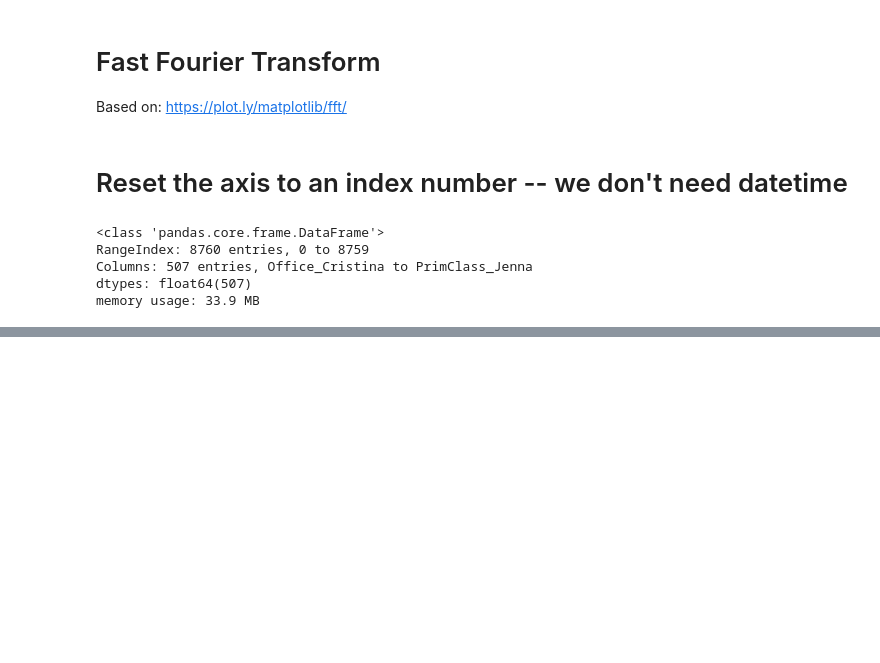
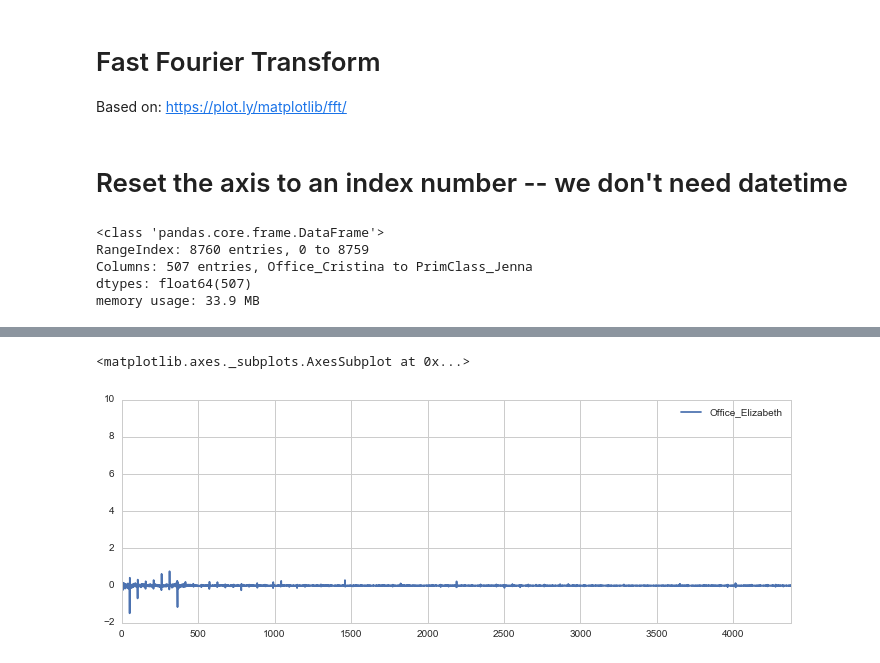
Before and after one commit to buds-lab/the-building-data-genome-project, a Jupyter notebook: notebooks/14_FastFourierTransform.ipynb, the cells around one changed output, grey strips where cells are left out. Cells and saved outputs as stored; diff of their text form; code cells hidden in the pictures; blank space fills up the shorter version.

```diff
--- a/notebooks/14_FastFourierTransform.ipynb
+++ b/notebooks/14_FastFourierTransform.ipynb
@@ -34,0 +57,5 @@ building =
+# %%
+freqdomain.plot()
+# %% [output]
+<matplotlib.axes._subplots.AxesSubplot at 0x...>
+[figure, added]
```
Also changed, not shown: parts of 9 cells of this notebook, 4 other files.
